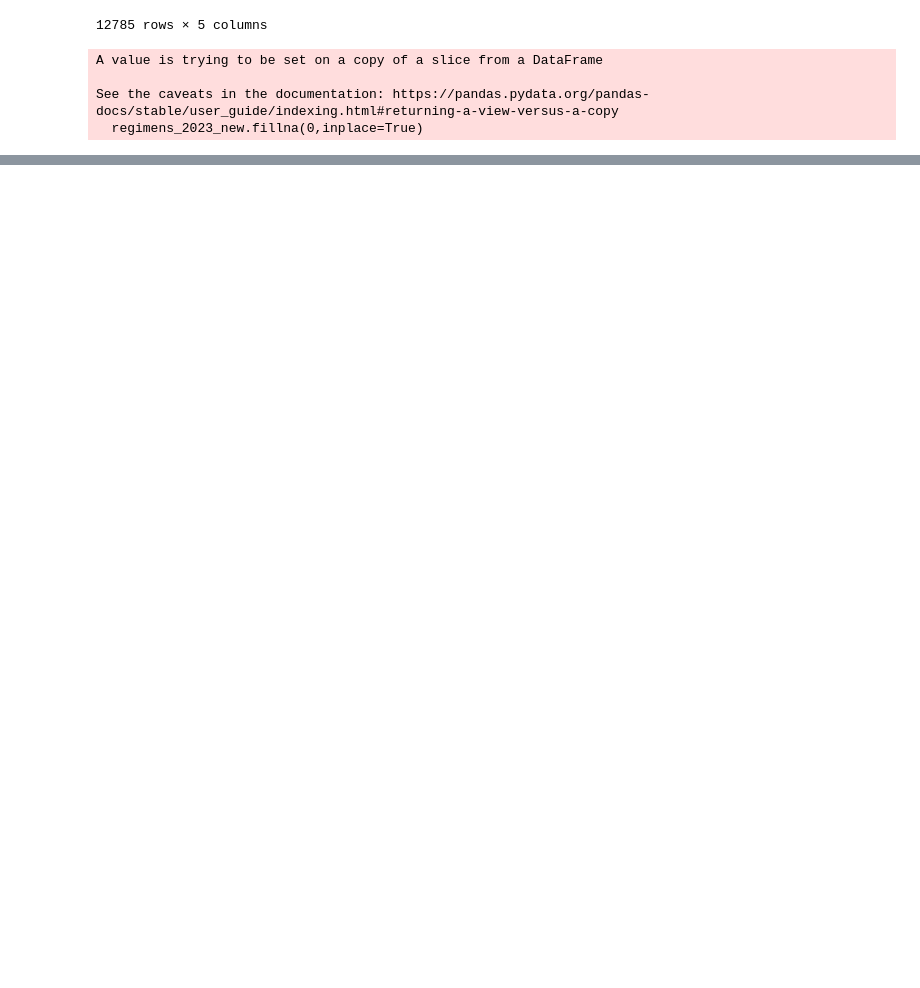
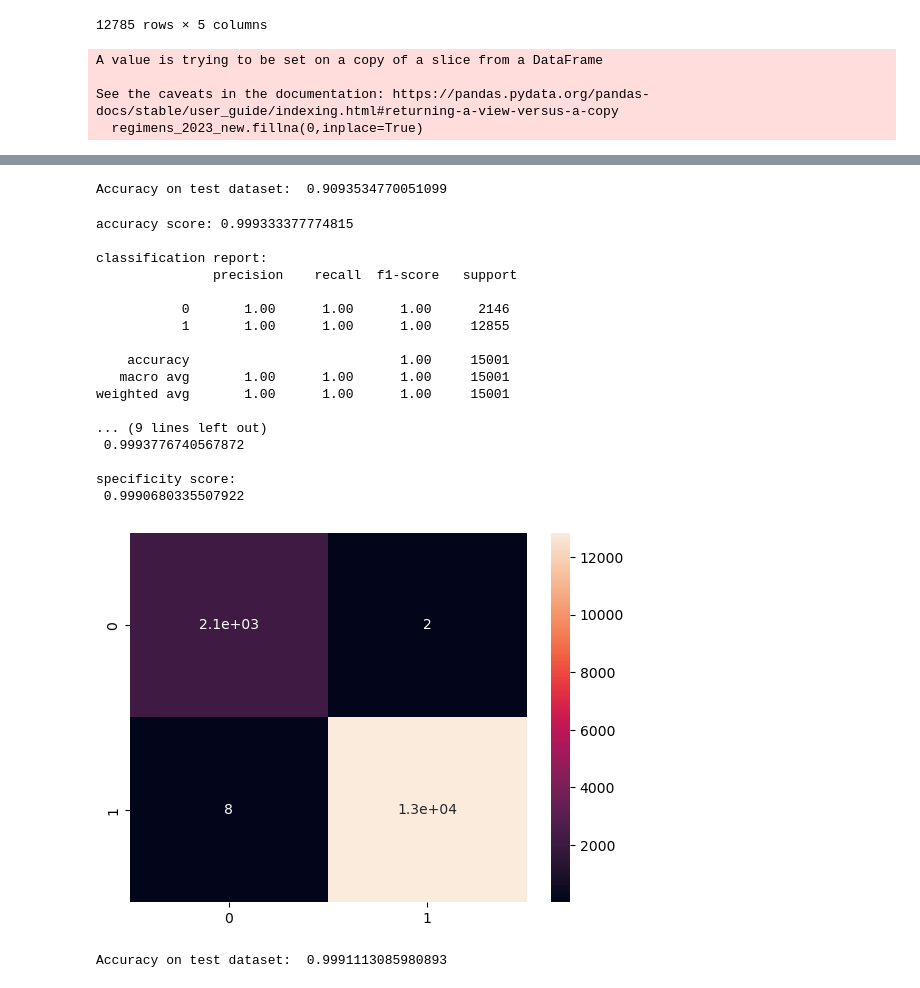
Before and after one commit to Taoheed-O/Tuberculosis_Survival_prediction, a Jupyter notebook: Machine_learning.ipynb, the cells around one changed output, grey strips where cells are left out. Saved outputs shown, nothing was run; the diff lists cells and outputs as text; code cells hidden in the pictures; blank space fills up the shorter version.

```diff
--- a/Machine_learning.ipynb
+++ b/Machine_learning.ipynb
@@ -278,0 +488,47 @@ sns.heatmap(patients_total_cured_died.corr())
+# %%
+print('Accuracy on test dataset: ', accuracy_score(y_test, model_lr.predict(x_test)))
+# %% [output]
+Accuracy on test dataset:  0.9093534770051099
+# %%
+rf = RandomForestClassifier()
+model_rf = rf.fit(training_features,np.array(outcome_label['outcome_cd_bin']))
+# %%
+predicted_label  = model_rf.predict(training_features)
+actual_label = np.array(outcome_label['outcome_cd_bin'])
+print('accuracy score:',accuracy_score(actual_label,predicted_label))
+print('\nclassification report:\n',classification_report(actual_label,predicted_label))
+print('\nconfusion matrix:\n',confusion_matrix(actual_label,predicted_label))
+print('\nprecison,recall,fscore,support ARRAYS:\n',precision_recall_fscore_support(actual_label,predicted_label))
+def specificity(y_true , y_pred):
+    w,x,y,z = precision_recall_fscore_support(actual_label,predicted_label)
+    return(x[0])
+print('\nsensitivity score:\n',recall_score(actual_label,predicted_label))
+print('\nspecificity score:\n',specificity(actual_label,predicted_label))
+
+cm = confusion_matrix(actual_label,predicted_label)
+
+sns.heatmap(cm,annot=True)
+plt.show()
+# %% [output]
+accuracy score: 0.999333377774815
+
+classification report:
+               precision    recall  f1-score   support
+
+           0       1.00      1.00      1.00      2146
+           1       1.00      1.00      1.00     12855
+
+    accuracy                           1.00     15001
+   macro avg       1.00      1.00      1.00     15001
+weighted avg       1.00      1.00      1.00     15001
+
+... (9 lines left out)
+ 0.9993776740567872
+
+specificity score:
+ 0.9990680335507922
+[figure, added]
+# %%
+print('Accuracy on test dataset: ', accuracy_score(y_test, model_rf.predict(x_test)))
+# %% [output]
+Accuracy on test dataset:  0.9991113085980893
```
Also changed, not shown: parts of 25 cells of this notebook.
